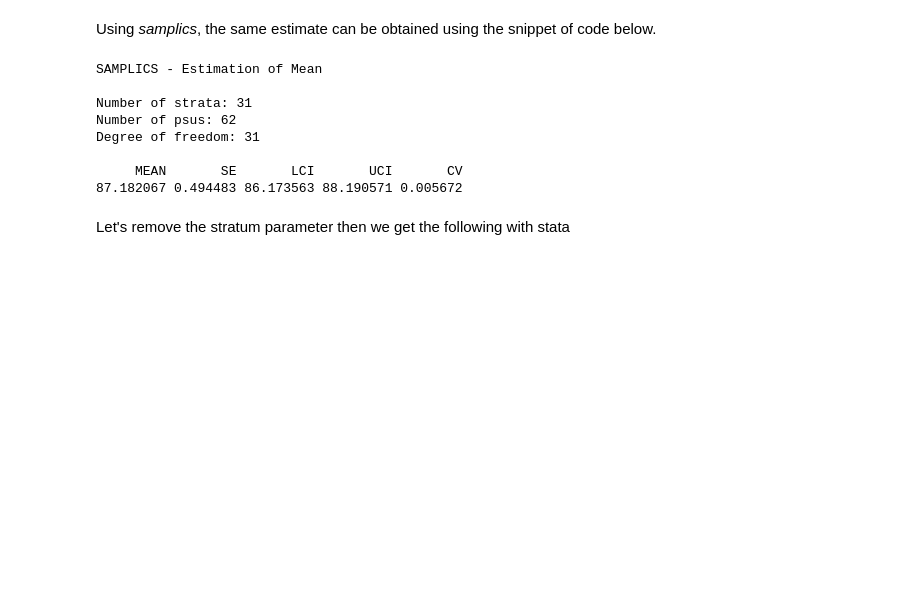
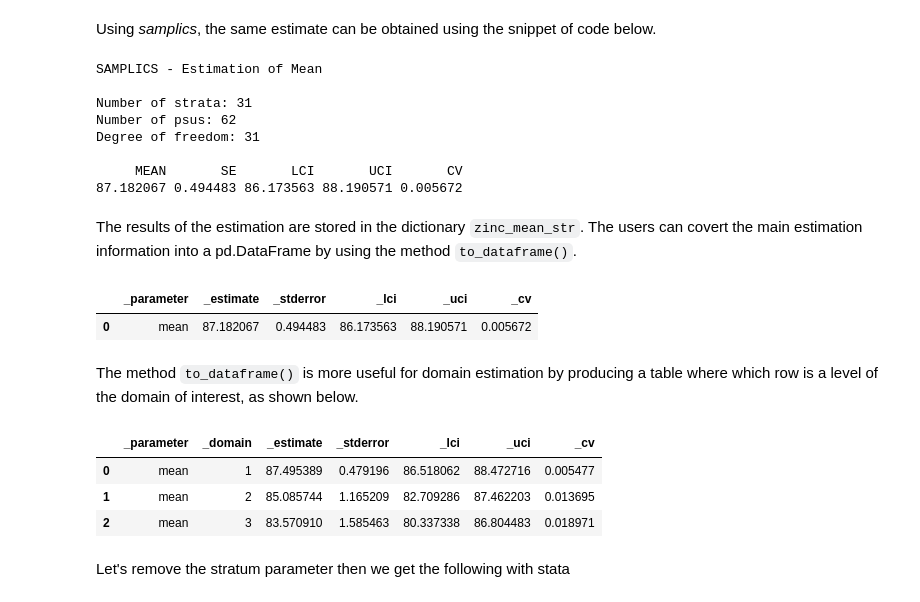
Before and after one commit to samplics-org/samplics, a Jupyter notebook: docs/source/tutorial/estimation.ipynb, the cells around one changed output. Drawn from its saved outputs; the diff is of its cells as text; code cells hidden in the pictures; blank space fills up the shorter version.

```diff
--- a/docs/source/tutorial/estimation.ipynb
+++ b/docs/source/tutorial/estimation.ipynb
@@ -61,6 +61,32 @@ Degree of freedom: 31
 
      MEAN       SE       LCI       UCI       CV
 87.182067 0.494483 86.173563 88.190571 0.005672
+# %% [markdown]
+The results of the estimation are stored in the dictionary `zinc_mean_str`. The users can covert the main estimation information into a pd.DataFrame by using the method `to_dataframe()`.
+# %%
+zinc_mean_str.to_dataframe()
+# %% [output]
+|  | _parameter | _estimate | _stderror | _lci | _uci | _cv |
+| 0 | mean | 87.182067 | 0.494483 | 86.173563 | 88.190571 | 0.005672 |
+# %% [markdown]
+The method `to_dataframe()` is more useful for domain estimation by producing a table where which row is a level of the domain of interest, as shown below.
+# %%
+zinc_mean_by_race = TaylorEstimator("mean")
+zinc_mean_by_race.estimate(
+    y=nhanes2["zinc"],
+    samp_weight=nhanes2["finalwgt"],
+    stratum=nhanes2["stratid"],
+    domain=nhanes2["race"],
+    psu=nhanes2["psuid"],
+    remove_nan=True,
+)
+
+zinc_mean_by_race.to_dataframe()
+# %% [output]
+|  | _parameter | _domain | _estimate | _stderror | _lci | _uci | _cv |
+| 0 | mean | 1 | 87.495389 | 0.479196 | 86.518062 | 88.472716 | 0.005477 |
+| 1 | mean | 2 | 85.085744 | 1.165209 | 82.709286 | 87.462203 | 0.013695 |
+| 2 | mean | 3 | 83.570910 | 1.585463 | 80.337338 | 86.804483 | 0.018971 |
 # %% [markdown]
 
 Let's remove the stratum parameter then we get the following with stata
```
Also changed, not shown: 5 other files.
